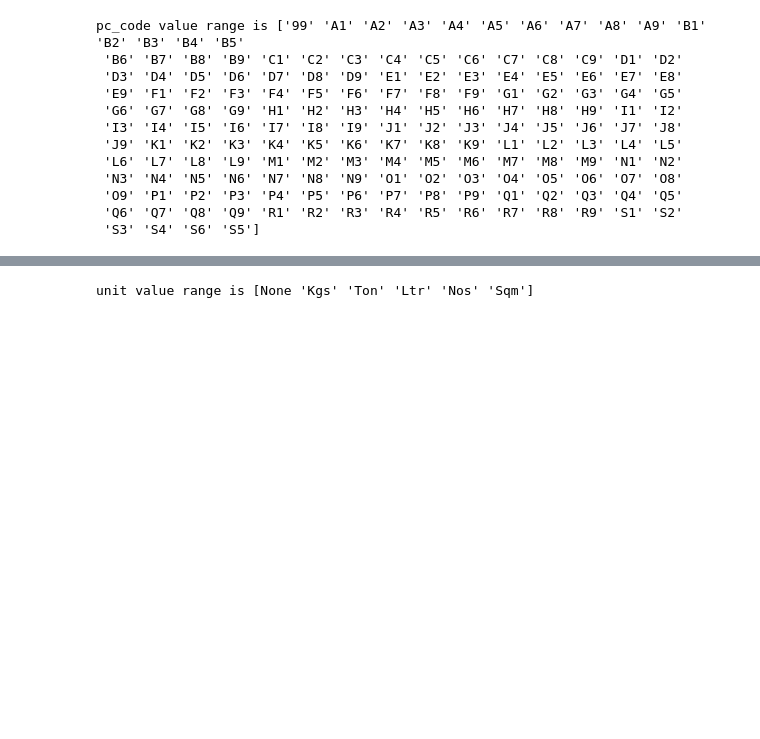
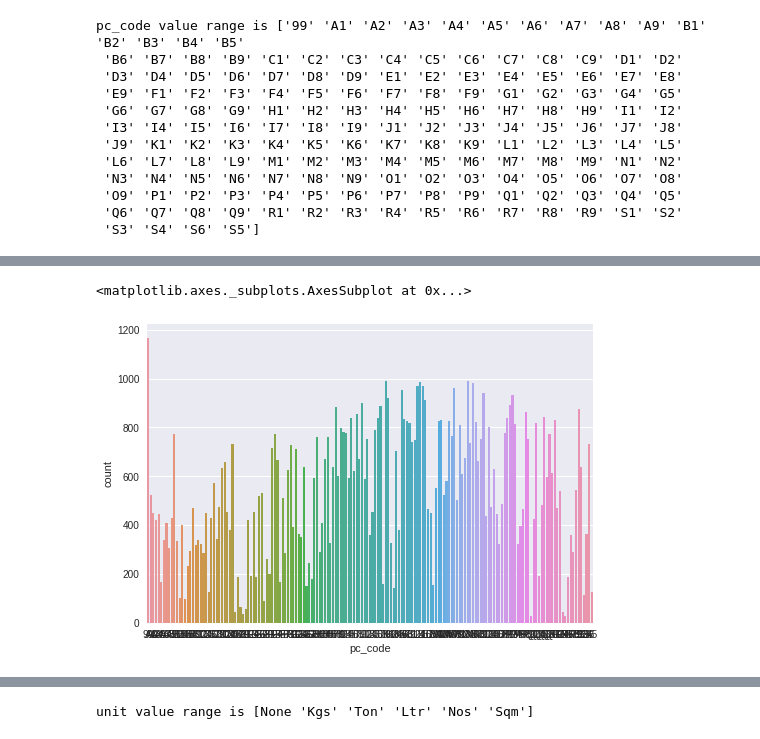
Before and after one commit to liam-august-h/for_kaggle, a Jupyter notebook: Import_and_Export_by_India_from_2014_to_2017/practice.ipynb, the cells around one changed output, grey strips where cells are left out. Cells and saved outputs as stored; diff of their text form; code cells hidden in the pictures; blank space fills up the shorter version.

```diff
--- a/Import_and_Export_by_India_from_2014_to_2017/practice.ipynb
+++ b/Import_and_Export_by_India_from_2014_to_2017/practice.ipynb
@@ -46,0 +22,11 @@ print data_ip_2014.head()
+# %%
+data_files = [x for x in os.listdir("./dataset") if os.path.isfile(os.path.join("./dataset", x))]
+# %%
+def load_data(x):
+    data = pd.read_csv(os.path.join("./dataset", x))
+    _, trade, year, _ = x.split("_")
+    data = data.assign(year=year).assign(trade=trade)
+    return data
+# %%
+data = reduce(lambda x, y: x.append(y, ignore_index=True), map(load_data, data_files))
+print data.sample(n=7)
@@ -59,16 +59,0 @@ columns = data_ep_2014.columns.append(pd.Index(['year', 'export_import']))
-# %%
-# export_import field, 1 means export, 2 means import
-data_ep_2014 = data_ep_2014.assign(year=2014).assign(export_import=1)
-data_ip_2014 = data_ip_2014.assign(year=2014).assign(export_import=2)
-data_ep_2015 = data_ep_2015.assign(year=2015).assign(export_import=1)
-data_ip_2015 = data_ip_2015.assign(year=2015).assign(export_import=2)
-data_ep_2016 = data_ep_2016.assign(year=2016).assign(export_import=1)
-data_ip_2016 = data_ip_2016.assign(year=2016).assign(export_import=2)
-
-data = pd.DataFrame(columns=columns)
-data = reduce(lambda x, y: x.append(y, ignore_index=True), [
-    data_ep_2014, data_ep_2015, data_ep_2016,
-    data_ip_2014, data_ip_2015, data_ip_2016,
-])
-
-print data.sample(n=7)
@@ -128,0 +118,5 @@ pc_code value range is ['99' 'A1' 'A2' 'A3' 'A4' 'A5' 'A6' 'A7' 'A8' 'A9' 'B1' '
+# %%
+sns.countplot(x='pc_code', data=data)
+# %% [output]
+<matplotlib.axes._subplots.AxesSubplot at 0x...>
+[figure, added]
```
Also changed, not shown: parts of 38 cells of this notebook.
